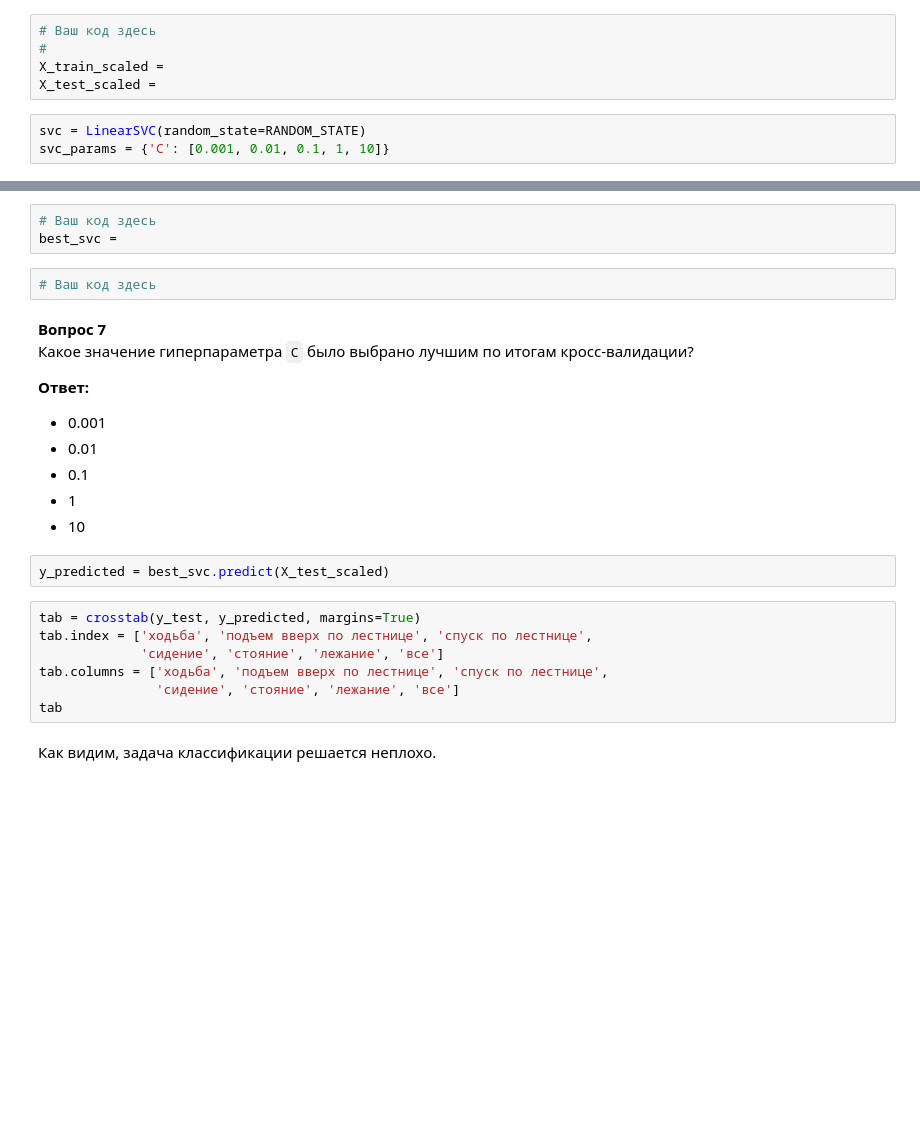
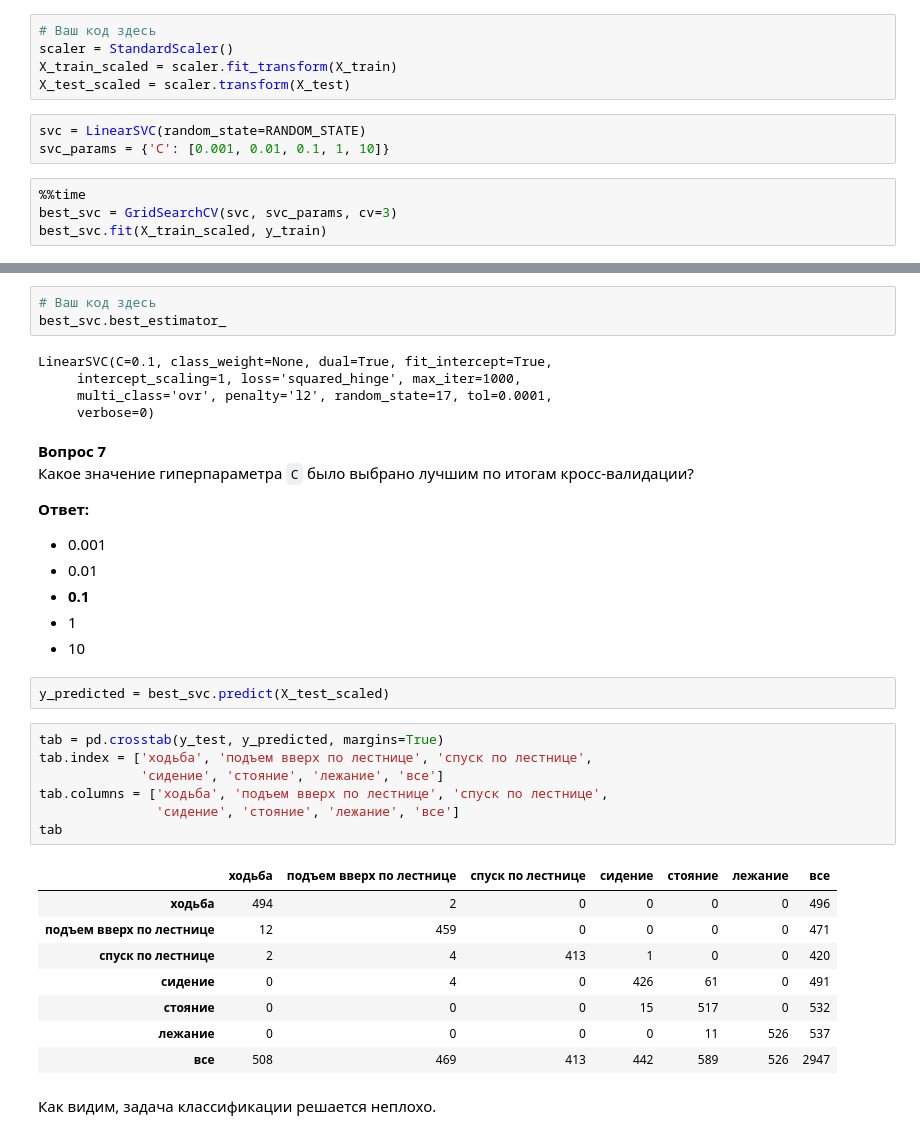
Before and after one commit to viakondratiuk/mlcourse_open, a Jupyter notebook: jupyter_notebooks/topic07_unsupervised/hw7_session2_unsupervised_learning.ipynb, the cells around one changed output, grey strips where cells are left out. Drawn from its saved outputs; the diff is of its cells as text; blank space fills up the shorter version.

```diff
--- a/jupyter_notebooks/topic07_unsupervised/hw7_session2_unsupervised_learning.ipynb
+++ b/jupyter_notebooks/topic07_unsupervised/hw7_session2_unsupervised_learning.ipynb
@@ -276,9 +280,13 @@ ag = AgglomerativeClustering(n_clusters=n_classes,
 - В `GridSearchCV` укажите  cv=3.
 # %%
 # Ваш код здесь
-#
-X_train_scaled =
-X_test_scaled =
+scaler = StandardScaler()
+X_train_scaled = scaler.fit_transform(X_train)
+X_test_scaled = scaler.transform(X_test)
 # %%
 svc = LinearSVC(random_state=RANDOM_STATE)
 svc_params = {'C': [0.001, 0.01, 0.1, 1, 10]}
+# %%
+%%time
+best_svc = GridSearchCV(svc, svc_params, cv=3)
+best_svc.fit(X_train_scaled, y_train)
@@ -285,8 +296,11 @@ svc_params = {'C': [0.001, 0.01, 0.1, 1, 10]}
 # %%
 # Ваш код здесь
-best_svc =
+best_svc.best_estimator_
+# %% [output]
+LinearSVC(C=0.1, class_weight=None, dual=True, fit_intercept=True,
+     intercept_scaling=1, loss='squared_hinge', max_iter=1000,
+     multi_class='ovr', penalty='l2', random_state=17, tol=0.0001,
+     verbose=0)
-# %%
-# Ваш код здесь
 # %% [markdown]
 **Вопрос 7**<br>
 Какое значение гиперпараметра `C` было выбрано лучшим по итогам кросс-валидации?<br>
@@ -294,18 +308,27 @@ best_svc =
 **Ответ:**
 - 0.001
 - 0.01
-- 0.1
+- **0.1**
 - 1
 - 10
 # %%
 y_predicted = best_svc.predict(X_test_scaled)
 # %%
-tab = crosstab(y_test, y_predicted, margins=True)
+tab = pd.crosstab(y_test, y_predicted, margins=True)
 tab.index = ['ходьба', 'подъем вверх по лестнице', 'спуск по лестнице',
              'сидение', 'стояние', 'лежание', 'все']
 tab.columns = ['ходьба', 'подъем вверх по лестнице', 'спуск по лестнице',
                'сидение', 'стояние', 'лежание', 'все']
 tab
+# %% [output]
+|  | ходьба | подъем вверх по лестнице | спуск по лестнице | сидение | стояние | лежание | все |
+| ходьба | 494 | 2 | 0 | 0 | 0 | 0 | 496 |
+| подъем вверх по лестнице | 12 | 459 | 0 | 0 | 0 | 0 | 471 |
+| спуск по лестнице | 2 | 4 | 413 | 1 | 0 | 0 | 420 |
+| сидение | 0 | 4 | 0 | 426 | 61 | 0 | 491 |
+| стояние | 0 | 0 | 0 | 15 | 517 | 0 | 532 |
+| лежание | 0 | 0 | 0 | 0 | 11 | 526 | 537 |
+| все | 508 | 469 | 413 | 442 | 589 | 526 | 2947 |
 # %% [markdown]
 Как видим, задача классификации решается неплохо.
 # %% [markdown]
```
Also changed, not shown: parts of 21 cells of this notebook.
